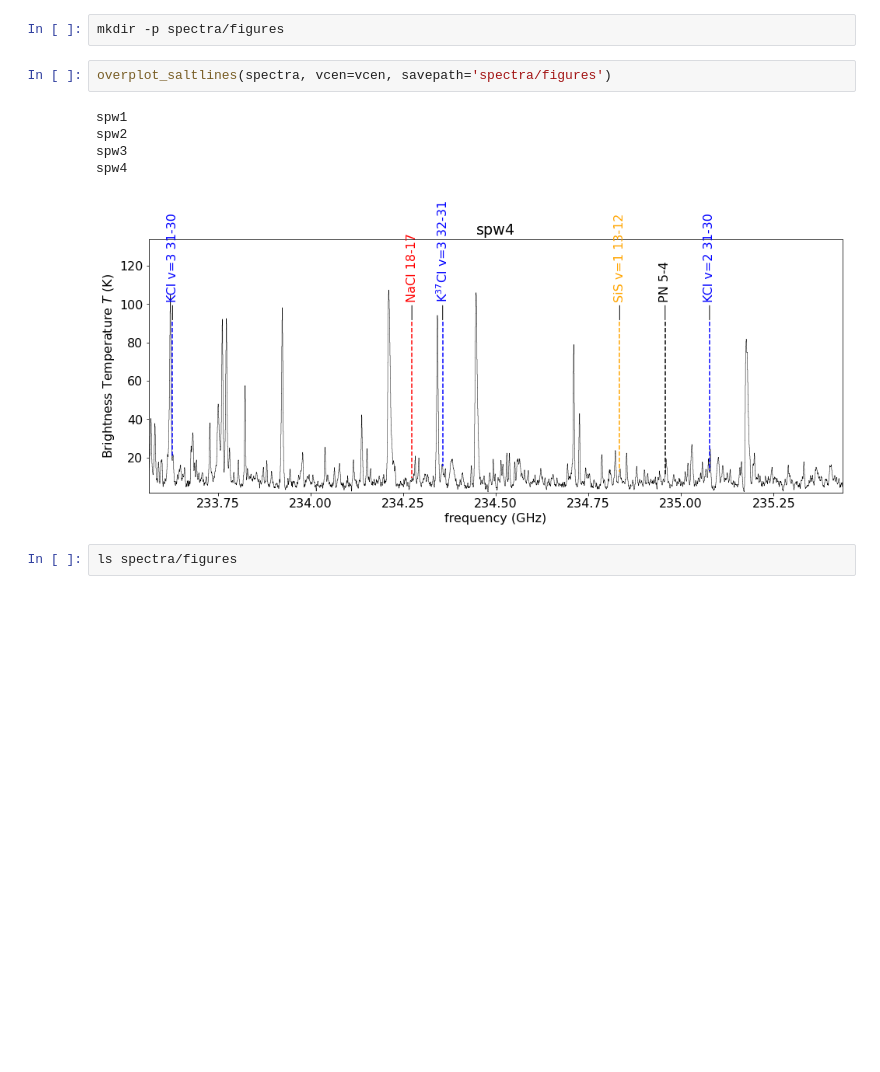
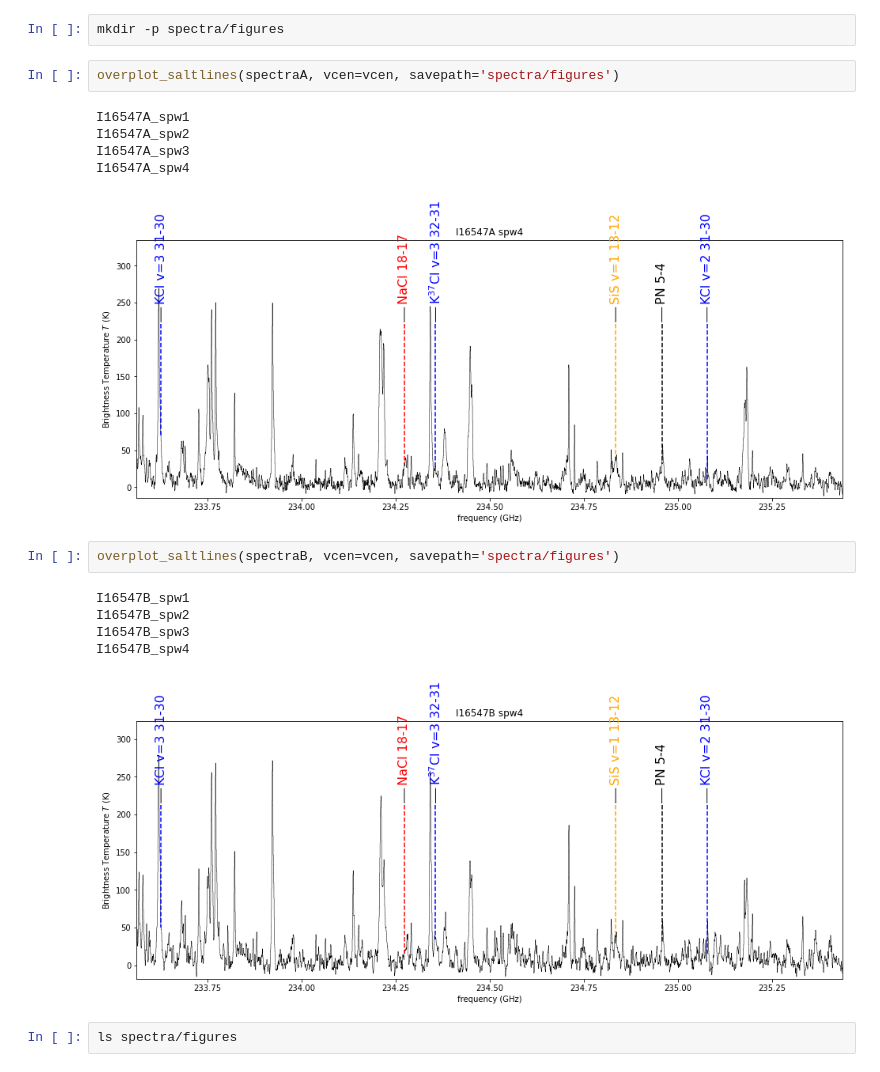
Before and after one commit to keflavich/saltmining, a Jupyter notebook: notebooks/SanhuezaI16547.ipynb, the cells around one changed output. Drawn from its saved outputs; the diff is of its cells as text; blank space fills up the shorter version.

```diff
--- a/notebooks/SanhuezaI16547.ipynb
+++ b/notebooks/SanhuezaI16547.ipynb
@@ -519,13 +557,21 @@ for ii,cube in enumerate(cubes):
 # %%
 mkdir -p spectra/figures
 # %%
-overplot_saltlines(spectra, vcen=vcen, savepath='spectra/figures')
+overplot_saltlines(spectraA, vcen=vcen, savepath='spectra/figures')
 # %% [output]
-spw1
-spw2
-spw3
-spw4
+I16547A_spw1
+I16547A_spw2
+I16547A_spw3
+I16547A_spw4
-[figure, old version]
+[figure, new version]
+# %%
+overplot_saltlines(spectraB, vcen=vcen, savepath='spectra/figures')
+# %% [output]
+I16547B_spw1
+I16547B_spw2
+I16547B_spw3
+I16547B_spw4
+[figure, added]
 # %%
 ls spectra/figures
 # %% [output]
```
Also changed, not shown: parts of 16 cells of this notebook, 7 other files.
